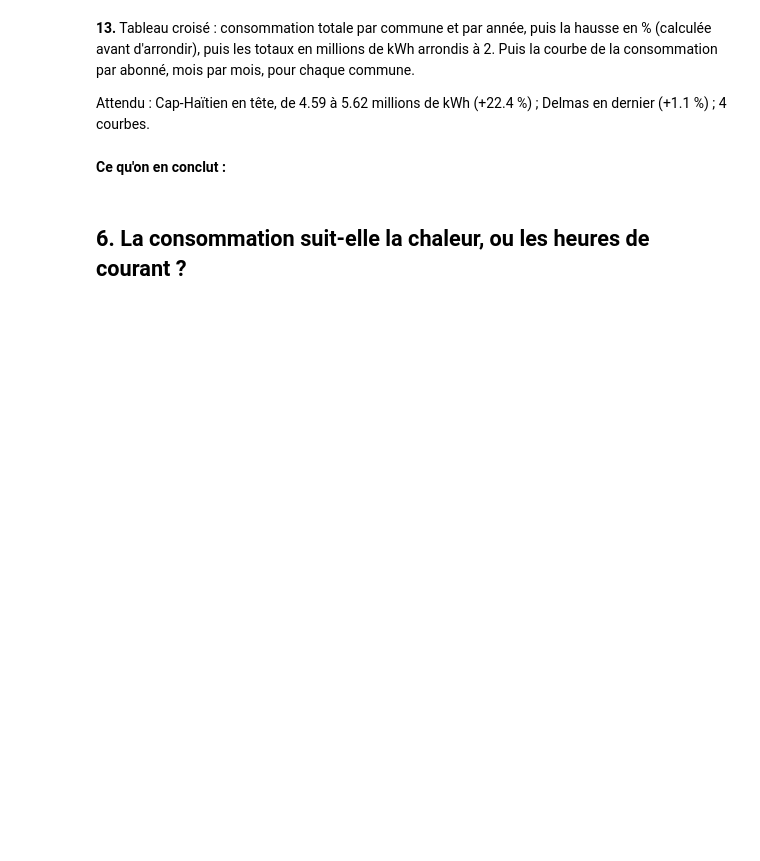
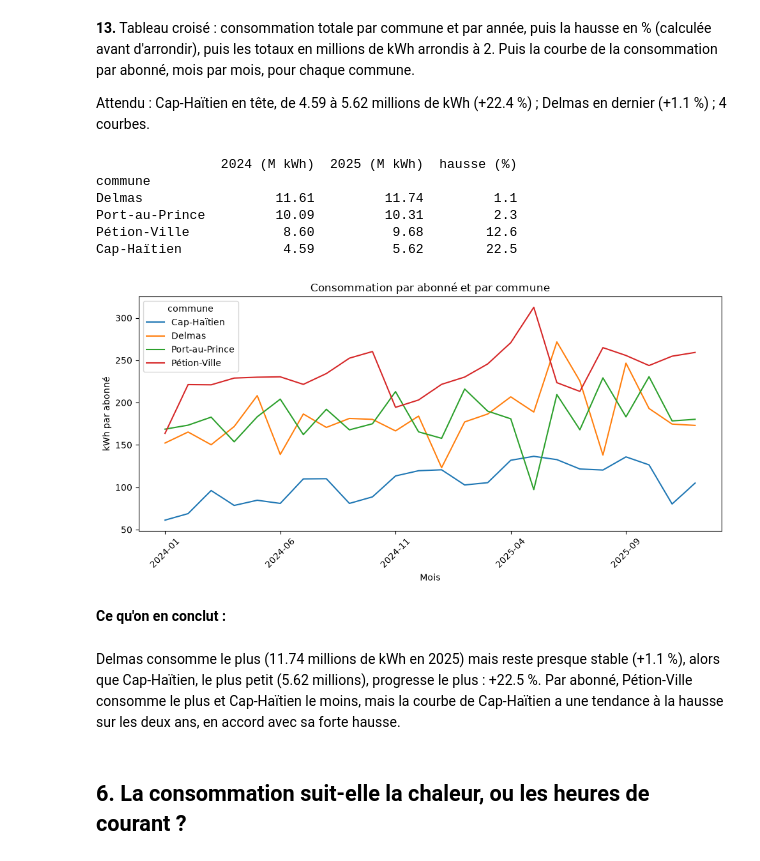
Before and after one commit to Fahana638/exercice-electricite, a Jupyter notebook: exploration.ipynb, the cells around one changed output. Cells and saved outputs as stored; diff of their text form; code cells hidden in the pictures; blank space fills up the shorter version.

```diff
--- a/exploration.ipynb
+++ b/exploration.ipynb
@@ -320,8 +322,42 @@ Les quartiers commerciaux consomment 393.2 kWh par abonnes contre 117.4 pour les
 **13.** Tableau croisé : consommation totale par commune et par année, puis la hausse en % (calculée avant d'arrondir), puis les totaux en millions de kWh arrondis à 2. Puis la courbe de la consommation par abonné, mois par mois, pour chaque commune.
 
 Attendu : Cap-Haïtien en tête, de 4.59 à 5.62 millions de kWh (+22.4 %) ; Delmas en dernier (+1.1 %) ; 4 courbes.
+# %%
+import matplotlib.pyplot as plt
+df = pd.read_csv("donnees/consommation_propre.csv")
+# %%
+tab = df.pivot_table(index="commune", columns="annee", values="kwh", aggfunc="sum")
+tab["hausse_pct"] = (tab[2025] / tab[2024] - 1) * 100
+
+res = pd.DataFrame({
+    "2024 (M kWh)": (tab[2024] / 1e6).round(2),
+    "2025 (M kWh)": (tab[2025] / 1e6).round(2),
+    "hausse (%)": tab["hausse_pct"].round(1),
+}).sort_values("2025 (M kWh)", ascending=False)
+print(res)
+# %% [output]
+                2024 (M kWh)  2025 (M kWh)  hausse (%)
+commune
+Delmas                 11.61         11.74         1.1
+Port-au-Prince         10.09         10.31         2.3
+Pétion-Ville            8.60          9.68        12.6
+Cap-Haïtien             4.59          5.62        22.5
+# %%
+g = df.groupby(["mois", "commune"])[["kwh", "abonnes"]].sum()
+courbe = (g["kwh"] / g["abonnes"]).unstack()
+courbe.plot(figsize=(10, 5))
+plt.title("Consommation par abonné et par commune")
+plt.xlabel("Mois")
+plt.ylabel("kWh par abonné")
+plt.xticks(rotation=45)
+plt.tight_layout()
+plt.show()
+# %% [output]
+[figure, added]
 # %% [markdown]
 **Ce qu'on en conclut :**
+# %% [markdown]
+Delmas consomme le plus (11.74 millions de kWh en 2025) mais reste presque stable (+1.1 %), alors que Cap-Haïtien, le plus petit (5.62 millions), progresse le plus : +22.5 %. Par abonné, Pétion-Ville consomme le plus et Cap-Haïtien le moins, mais la courbe de Cap-Haïtien a une tendance à la hausse sur les deux ans, en accord avec sa forte hausse.
 # %% [markdown]
 ## 6. La consommation suit-elle la chaleur, ou les heures de courant ?
 # %% [markdown]
```
Also changed, not shown: parts of 1 cell of this notebook.
